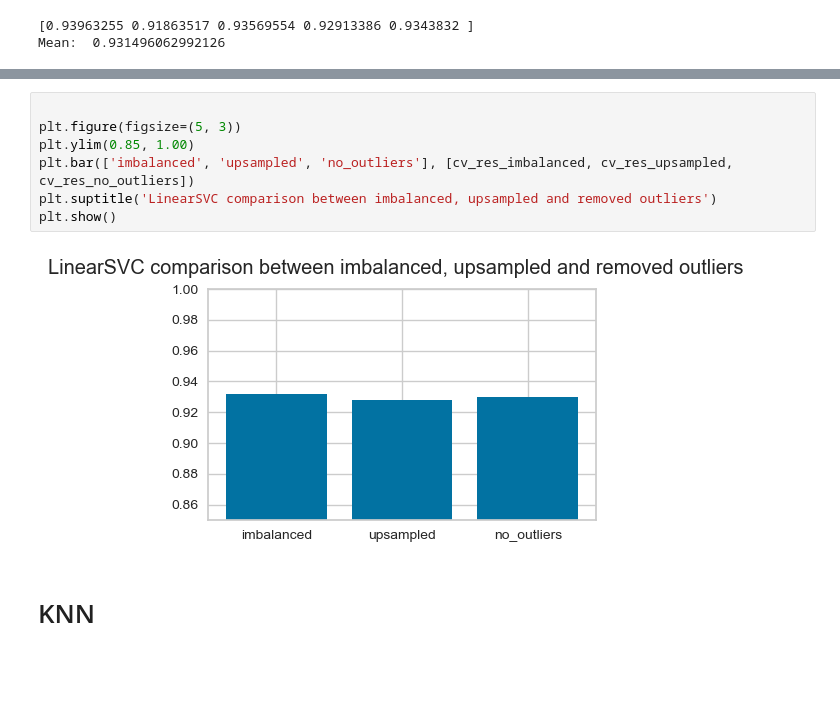
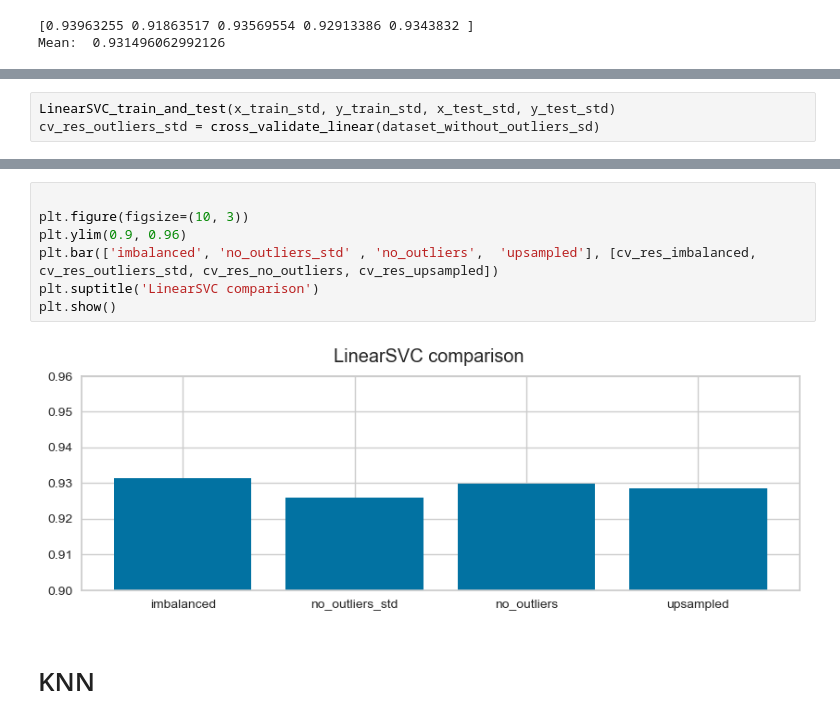
Before and after one commit to sanjamilenkovic/MachineLearning, a Jupyter notebook: ml_1/ml_1.ipynb, the cells around one changed output, grey strips where cells are left out. Drawn from its saved outputs; the diff is of its cells as text; blank space fills up the shorter version.

```diff
--- a/ml_1/ml_1.ipynb
+++ b/ml_1/ml_1.ipynb
@@ -506,0 +514,3 @@ Mean:  0.931496062992126
+# %%
+LinearSVC_train_and_test(x_train_std, y_train_std, x_test_std, y_test_std)
+cv_res_outliers_std = cross_validate_linear(dataset_without_outliers_sd)
@@ -527,12 +534,12 @@ Mean:  0.9299148444829328
 # %%
 
-plt.figure(figsize=(5, 3))
-plt.ylim(0.85, 1.00)
-plt.bar(['imbalanced', 'upsampled', 'no_outliers'], [cv_res_imbalanced, cv_res_upsampled, cv_res_no_outliers])
-plt.suptitle('LinearSVC comparison between imbalanced, upsampled and removed outliers')
+plt.figure(figsize=(10, 3))
+plt.ylim(0.9, 0.96)
+plt.bar(['imbalanced', 'no_outliers_std' , 'no_outliers',  'upsampled'], [cv_res_imbalanced, cv_res_outliers_std, cv_res_no_outliers, cv_res_upsampled])
+plt.suptitle('LinearSVC comparison')
 plt.show()
 # %% [output]
-[figure, old version]
+[figure, new version]
 # %% [markdown]
 # KNN
 # %%
```
Also changed, not shown: parts of 22 cells of this notebook.
